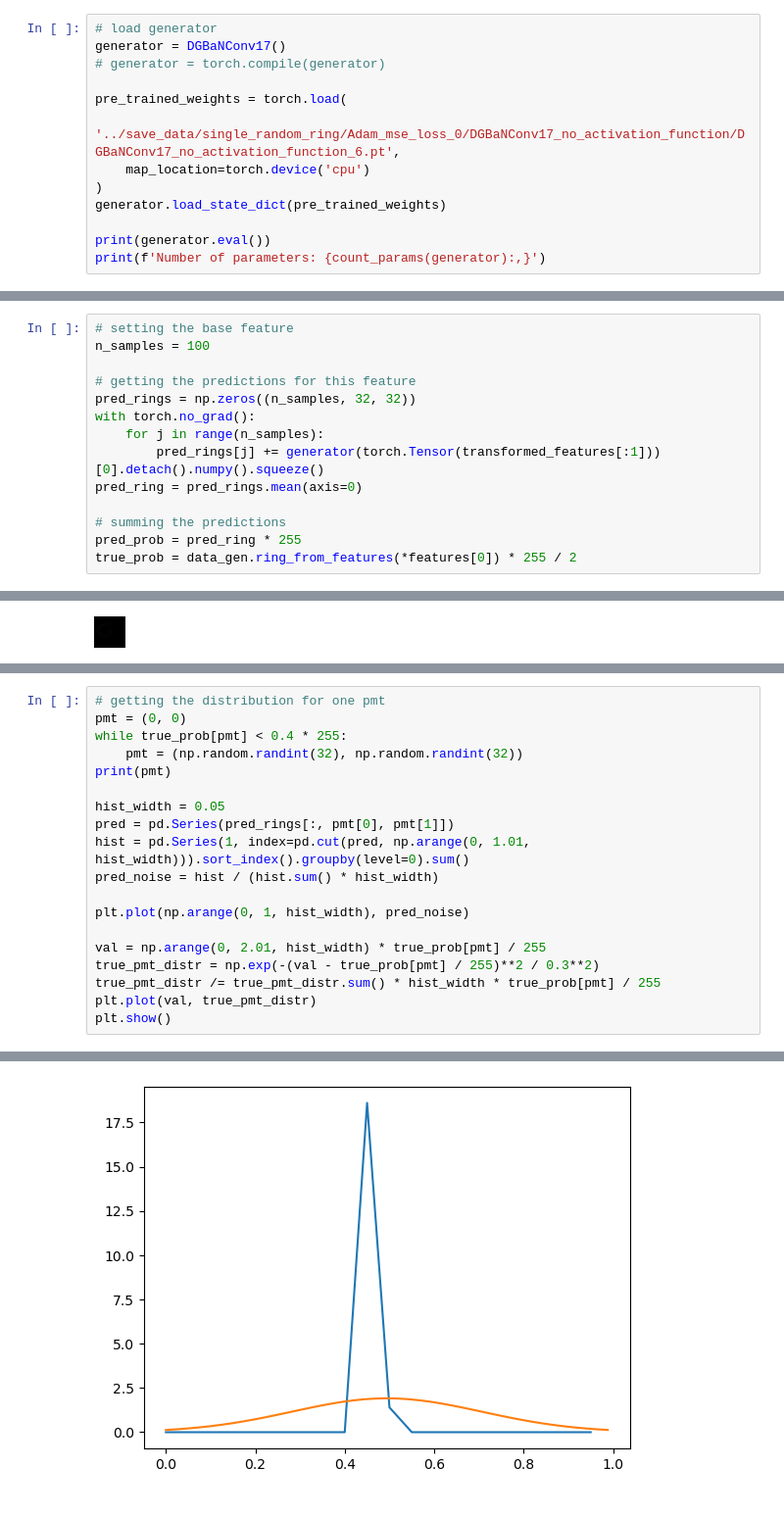
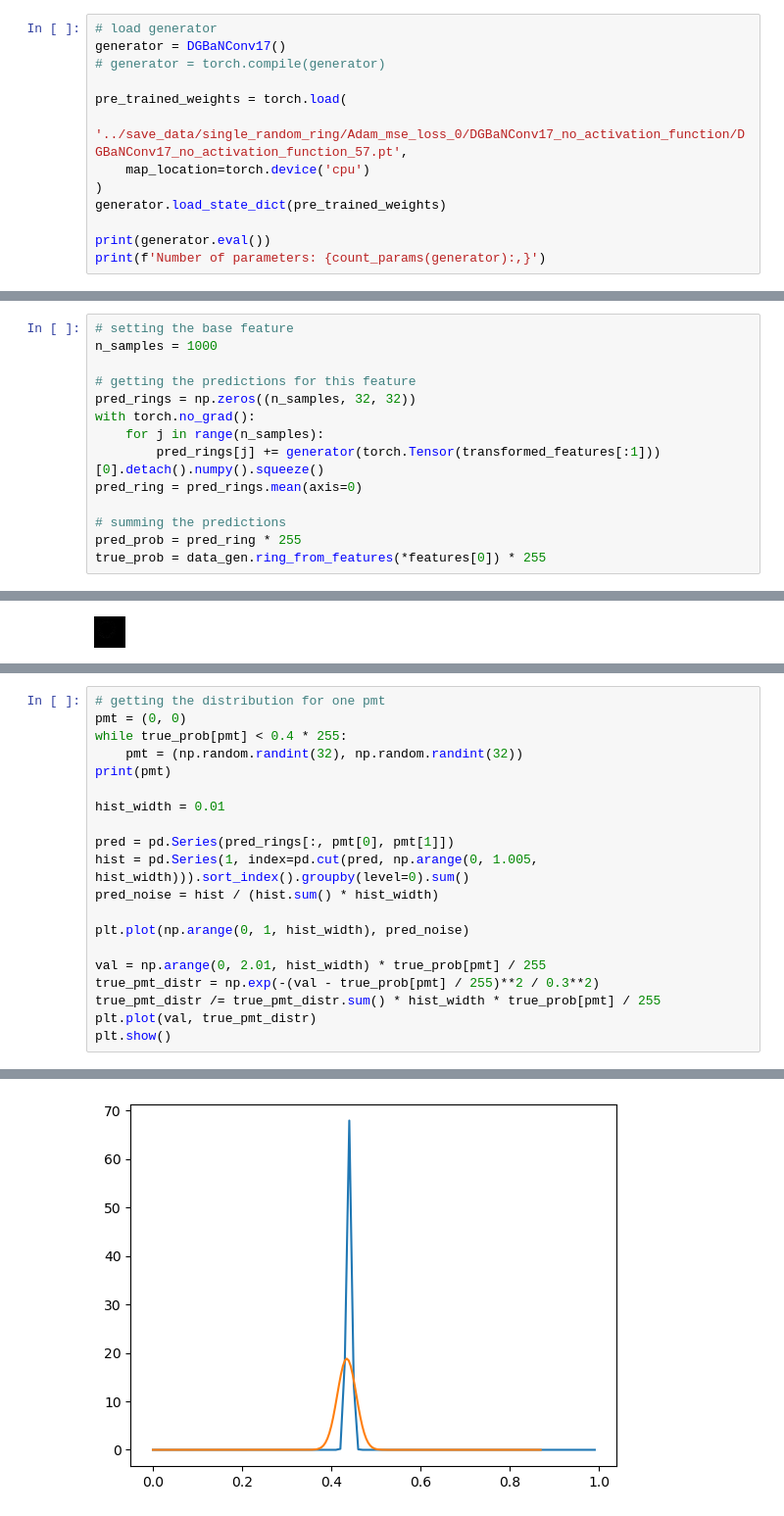
Before and after one commit to Bloomistell/DGBaN, a Jupyter notebook: test_model.ipynb, the cells around one changed output, grey strips where cells are left out. Shown at 98% size. Cells and saved outputs as stored; diff of their text form.

Commit message:
tests with DGBaNConv25

```diff
--- a/test_model.ipynb
+++ b/test_model.ipynb
@@ -59,7 +68,7 @@ generator = DGBaNConv17()
 # generator = torch.compile(generator)
 
 pre_trained_weights = torch.load(
-    '../save_data/single_random_ring/Adam_mse_loss_0/DGBaNConv17_no_activation_function/DGBaNConv17_no_activation_function_6.pt',
+    '../save_data/single_random_ring/Adam_mse_loss_0/DGBaNConv17_no_activation_function/DGBaNConv17_no_activation_function_57.pt',
     map_location=torch.device('cpu')
 )
 generator.load_state_dict(pre_trained_weights)
@@ -104,6 +113,6 @@ print(np.mean(AbsMeanDelta))
 # %%
 # setting the base feature
-n_samples = 100
+n_samples = 1000
 
 # getting the predictions for this feature
 pred_rings = np.zeros((n_samples, 32, 32))
@@ -114,7 +123,7 @@ pred_ring = pred_rings.mean(axis=0)
 
 # summing the predictions
 pred_prob = pred_ring * 255
-true_prob = data_gen.ring_from_features(*features[0]) * 255 / 2
+true_prob = data_gen.ring_from_features(*features[0]) * 255
 # %%
 # predicted gaussian ring
 Image.fromarray(abs(pred_prob).astype(np.uint8))
@@ -142,9 +151,10 @@ while true_prob[pmt] < 0.4 * 255:
     pmt = (np.random.randint(32), np.random.randint(32))
 print(pmt)
 
-hist_width = 0.05
+hist_width = 0.01
+
 pred = pd.Series(pred_rings[:, pmt[0], pmt[1]])
-hist = pd.Series(1, index=pd.cut(pred, np.arange(0, 1.01, hist_width))).sort_index().groupby(level=0).sum()
+hist = pd.Series(1, index=pd.cut(pred, np.arange(0, 1.005, hist_width))).sort_index().groupby(level=0).sum()
 pred_noise = hist / (hist.sum() * hist_width)
 
 plt.plot(np.arange(0, 1, hist_width), pred_noise)
@@ -159 +169 @@ plt.show()
-[figure, old version]
+[figure, new version]
```
Also changed, not shown: parts of 7 cells of this notebook, 3 other files.
